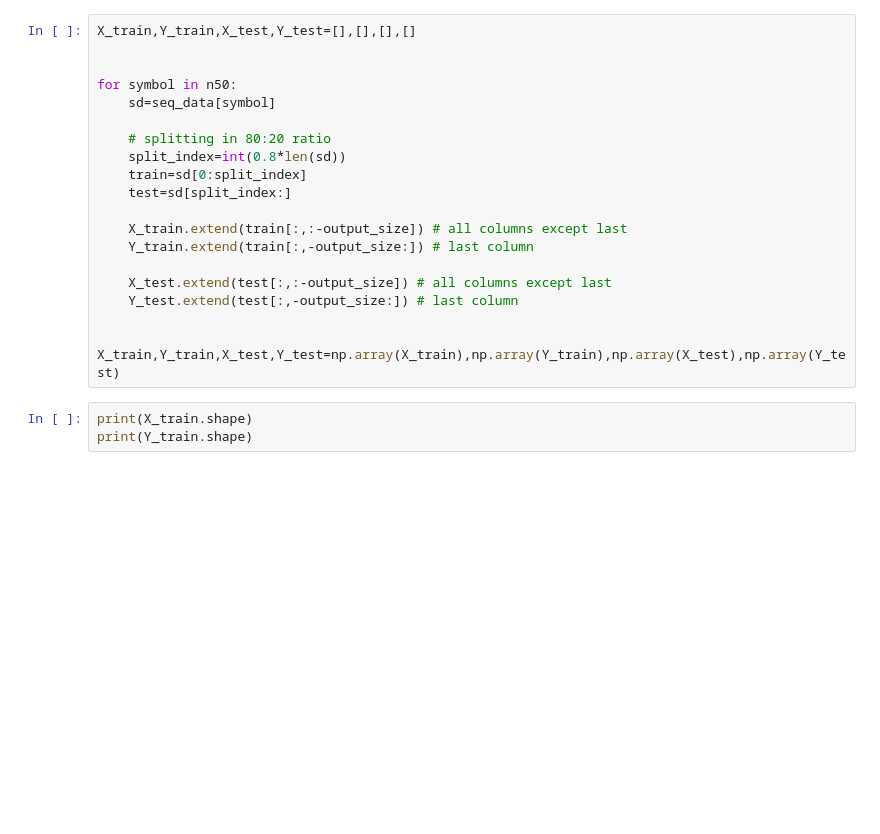
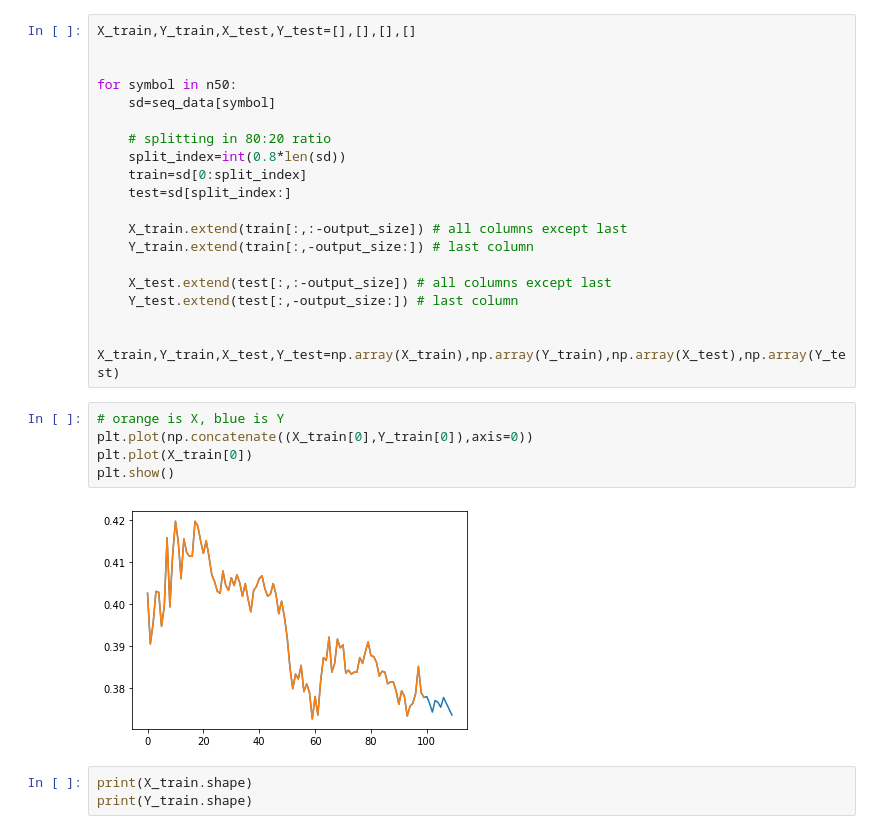
Before and after one commit to yashgupta417/stox, a Jupyter notebook: model.ipynb, the cells around one changed output. Drawn from its saved outputs; the diff is of its cells as text; blank space fills up the shorter version.

```diff
--- a/model.ipynb
+++ b/model.ipynb
@@ -173,6 +187,13 @@ for symbol in n50:
 
 
 X_train,Y_train,X_test,Y_test=np.array(X_train),np.array(Y_train),np.array(X_test),np.array(Y_test)
+# %%
+# orange is X, blue is Y
+plt.plot(np.concatenate((X_train[0],Y_train[0]),axis=0))
+plt.plot(X_train[0])
+plt.show()
+# %% [output]
+[figure, added]
 # %%
 print(X_train.shape)
 print(Y_train.shape)
```
Also changed, not shown: parts of 17 cells of this notebook.
